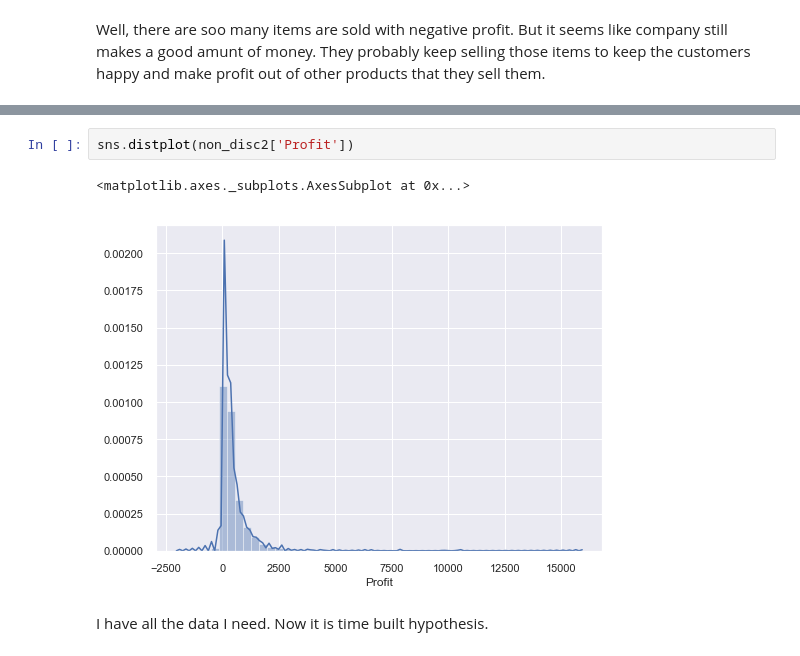
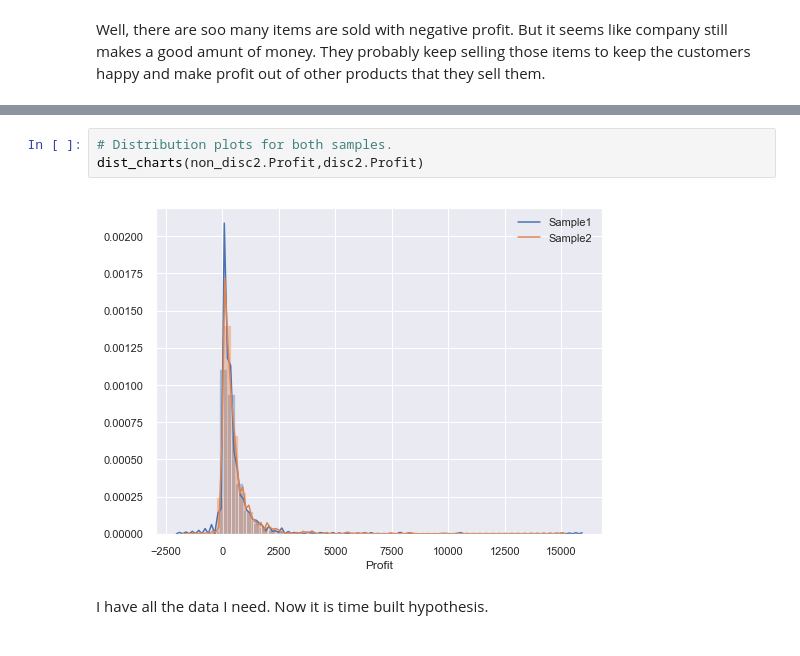
Before and after one commit to fcamuz/bussines-analysis-with-statistical-testing, a Jupyter notebook: Project 2- Northwind Database.ipynb, the cells around one changed output, grey strips where cells are left out. Cells and saved outputs as stored; diff of their text form.

```diff
--- a/Project 2- Northwind Database.ipynb
+++ b/Project 2- Northwind Database.ipynb
@@ -595,8 +615,8 @@ sns.distplot(disc2['Profit'])
-# %%
-sns.distplot(non_disc2['Profit'])
-# %% [output]
-<matplotlib.axes._subplots.AxesSubplot at 0x...>
-[figure, removed]
+# %%
+# Distribution plots for both samples.
+dist_charts(non_disc2.Profit,disc2.Profit)
+# %% [output]
+[figure, added]
 # %% [markdown]
 I have all the data I need. Now it is time built hypothesis.
 # %% [markdown]
```
Also changed, not shown: parts of 15 cells of this notebook, 1 other file.
